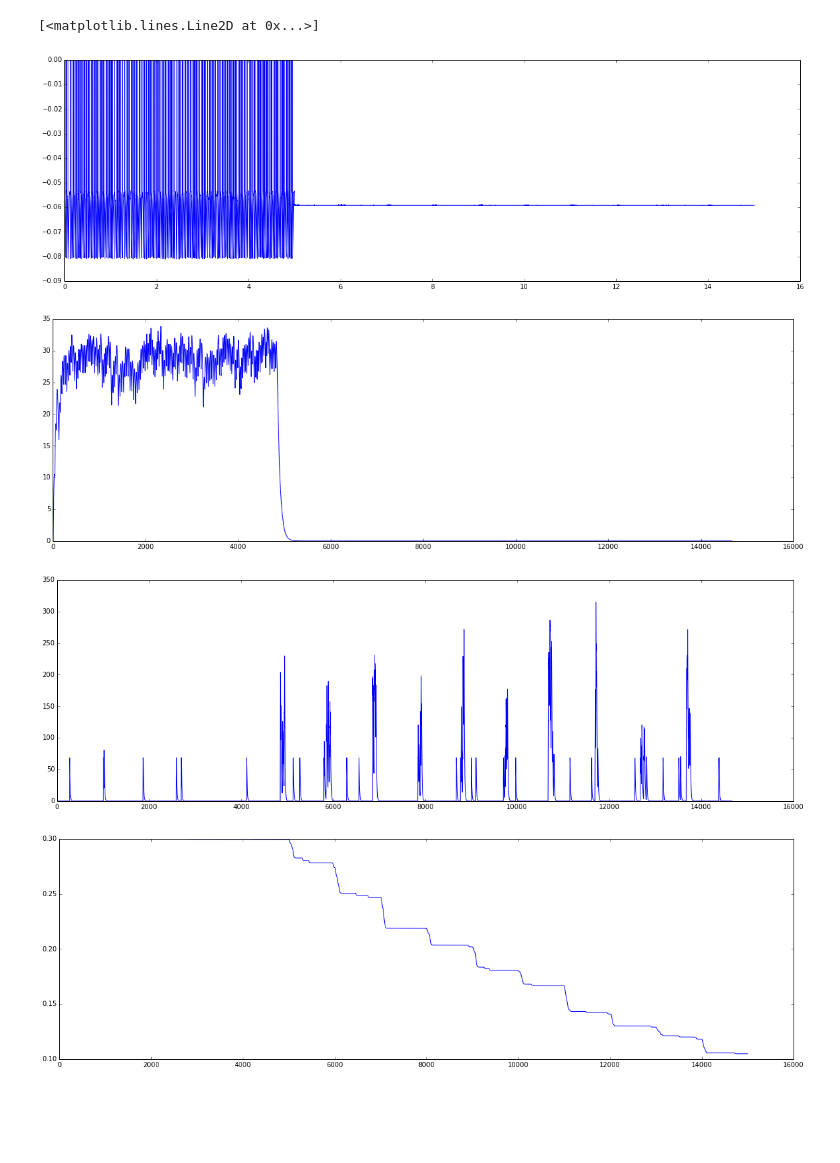
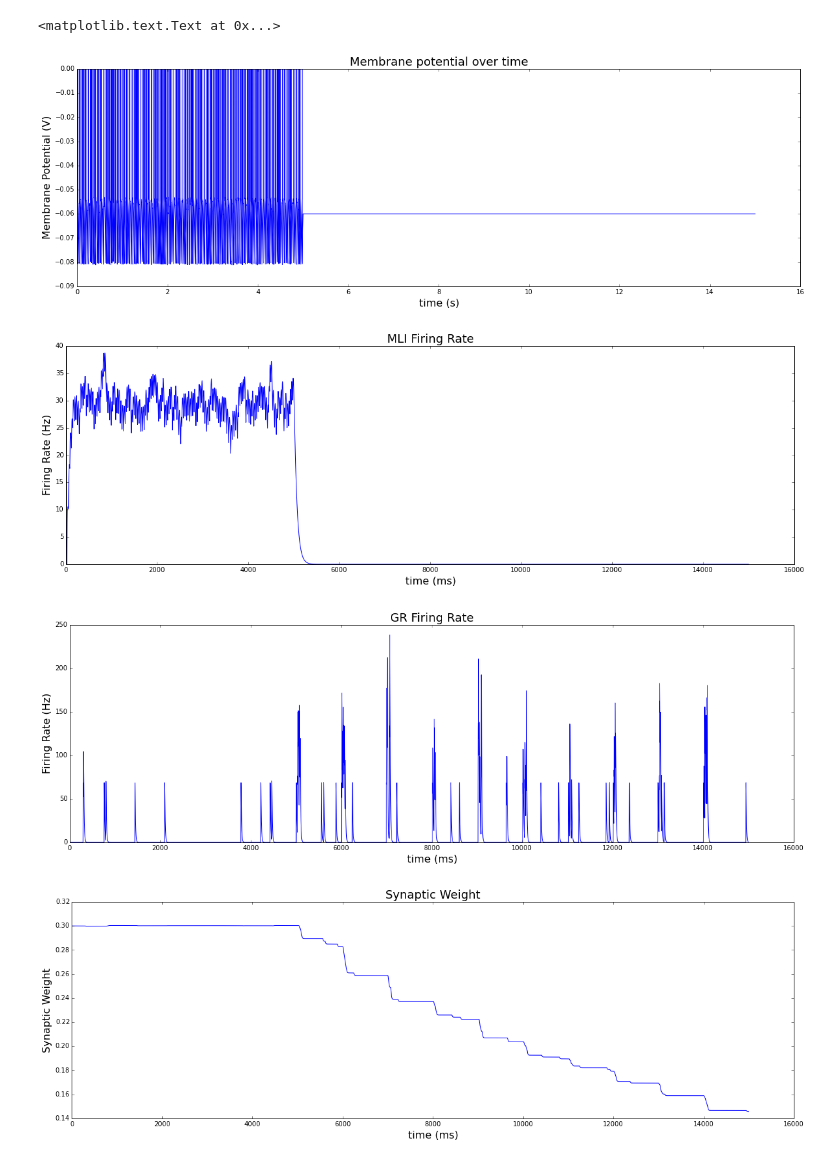
Before and after one commit to blennon/research, a Jupyter notebook: spiking_pf_mli_plasticity/notebooks/pf-mli-ltd.ipynb, the cells around one changed output. Saved outputs shown, nothing was run; the diff lists cells and outputs as text; code cells hidden in the pictures; blank space fills up the shorter version.

```diff
--- a/spiking_pf_mli_plasticity/notebooks/pf-mli-ltd.ipynb
+++ b/spiking_pf_mli_plasticity/notebooks/pf-mli-ltd.ipynb
@@ -18,7 +18,7 @@ def run_net(initial_weights):
     defaultclock.dt = .25*ms
     GR = PoissonGroup(1,rates=pf_rates)
     MLI = MLIGroup(1)
-    S_GR_MLI = Synapses(GR,MLI,model='w:1',pre='g_ampa+=MLI.g_ampa_*w')
+    S_GR_MLI = Synapses(GR,MLI,model='w:1',pre='g_ampa_fast+=MLI.g_ampa_*w; g_ampa_slow+=MLI.g_ampa_*w')
     S_GR_MLI[:,:] = 1
     S_GR_MLI.w[:,:] = initial_weights
 
@@ -55,24 +55,36 @@ GR_S, GR_R, MLI_V, MLI_S, MLI_R, W, w = run_net(.3)
 # %%
 # plot MLI membrane potential trace
 figure(figsize(20,6))
 MLI_V.insert_spikes(MLI_S)
 MLI_V.plot()
+title('Membrane potential over time', fontsize=18)
+xlabel('time (s)', fontsize=16)
+ylabel('Membrane Potential (V)', fontsize=16)
 
-# plot MLI firing rate trace from last trial
+# plot MLI firing rate trace
 figure(figsize(20,6))
 plot(MLI_R.getvalues())
+title('MLI Firing Rate', fontsize=18)
+xlabel('time (ms)', fontsize=16)
+ylabel('Firing Rate (Hz)', fontsize=16)
 
 # plot GR firing rate vtraces from last trial
 figure(figsize(20,6))
 gr_frs = squeeze(GR_R.getvalues())
 plot(gr_frs)
+title('GR Firing Rate', fontsize=18)
+xlabel('time (ms)', fontsize=16)
+ylabel('Firing Rate (Hz)', fontsize=16)
 
 # plot the weight value
 figure(figsize(20,6))
 plot(squeeze(W.getvalues()))
+title('Synaptic Weight', fontsize=18)
+xlabel('time (ms)', fontsize=16)
+ylabel('Synaptic Weight', fontsize=16)
 # %% [output]
-[<matplotlib.lines.Line2D at 0x...>]
+<matplotlib.text.Text at 0x...>
-[figure, old version]
+[figure, new version]
-[figure, old version]
+[figure, new version]
-[figure, old version]
+[figure, new version]
-[figure, old version]
+[figure, new version]
```
Also changed, not shown: 6 other files.
